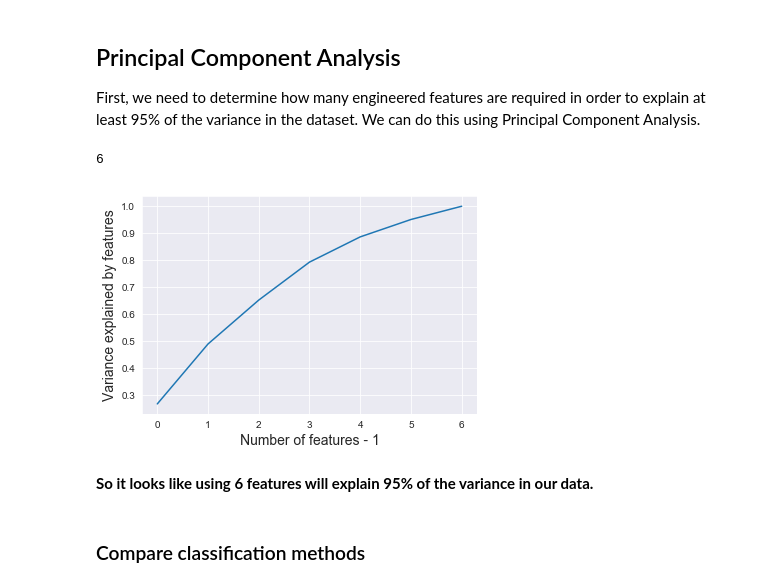
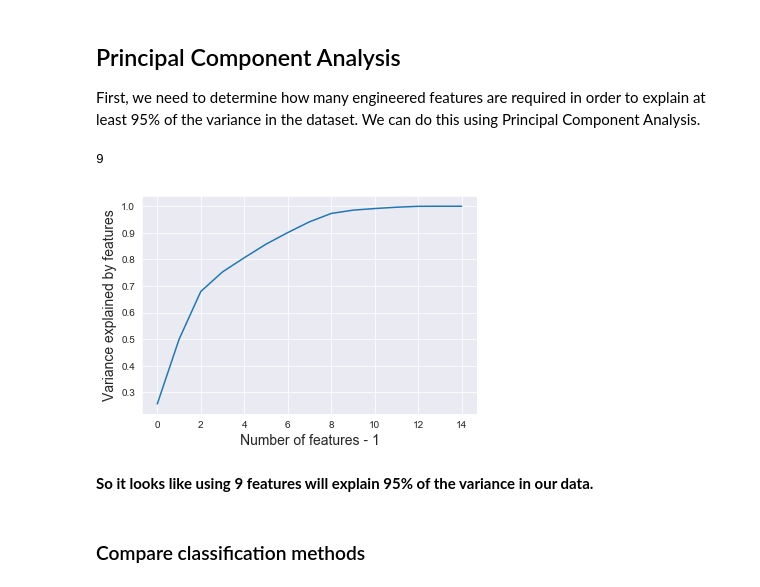
Before and after one commit to magnawhale/dsc-mod-5-project-online-ds-ft-051319, a Jupyter notebook: student.ipynb, the cells around one changed output. Drawn from its saved outputs; the diff is of its cells as text; code cells hidden in the pictures.

```diff
--- a/student.ipynb
+++ b/student.ipynb
@@ -190,8 +190,8 @@ It seems there are a few instances of high multicollinearity in your dataset. Lo
 
 We will also drop `koi_tce_plnt_num`, `koi_fpflag_nt`, `koi_fpflag_ss`, `koi_fpflag_co`, and `koi_fpflag_ec` since they are the results of analyis, not observations themselves.
 # %%
-new_df.drop(columns=['koi_insol','koi_time0bk','koi_tce_plnt_num', 'koi_fpflag_nt',
-                     'koi_fpflag_ss', 'koi_fpflag_co', 'koi_fpflag_ec'], inplace=True)
+new_df.drop(columns=['koi_tce_plnt_num', 'koi_fpflag_nt', 'koi_fpflag_ss',
+                     'koi_fpflag_co', 'koi_fpflag_ec'], inplace=True)
 # %% [markdown]
 The other multicollinear variables (`koi_steff`, `koi_slogg`, `koi_srad`, with `koi_smass` and `koi_period` with `koi_teq`) will be kept. Although they are very correlated, each one sounds like it could be an impactful measure in its own right. There are other instances of less severe multicollinearity (correlation score < |.6| ), but we will have to address these and the other multicollinear features we kept through weighting and feature engineering.
 
@@ -202,7 +202,7 @@ The other multicollinear variables (`koi_steff`, `koi_slogg`, `koi_srad`, with `
 First, let's log-transform some of the continuous data.
 # %%
 # log transforming non-linear data
-non_normal = ['koi_depth', 'koi_duration', 'koi_period','koi_prad','koi_srad']
+non_normal = ['koi_depth', 'koi_duration', 'koi_period','koi_prad','koi_srad','koi_insol','koi_time0bk',]
 for feat in non_normal:
     new_df[feat] = new_df[feat].map(lambda x: np.log(x))
 # %%
@@ -218,7 +218,8 @@ indexNames = new_df[(new_df['koi_model_snr'] >= 500) |
                     (new_df['koi_smass'] > 2.5) |
                     (new_df['koi_smet'] < -1.25) |
                     (new_df['koi_srad'] > 4) |
-                    (new_df['koi_steff'] >= 9000) ].index
+                    (new_df['koi_steff'] >= 9000) |
+                    (new_df['koi_time0bk'] >= 6.5) ].index
 new_df.drop(indexNames, inplace=True)
 
 print(len(new_df))
@@ -278,6 +279,10 @@ sns.heatmap(corr, center=0, annot=True);
 ### Handling multicollinearity
 
 Let's engineer a few features to try to reduce some of the extreme multicollinearity seen in the heatmap above.
+# %%
+# creating a separate dataset for use with PCA later on
+features_for_PCA = features.copy()
+labels_PCA = labels.copy()
 # %%
 features_orig = features.copy()   #just in case
 features['target'] = labels.koi_pdisposition.values
@@ -830,19 +829,19 @@ First, we need to determine how many engineered features are required in order t
 # %%
 # perfrom Principal Component Analysis to determine how many features
 # will explain 95% of model variance
 pca = PCA()
-features_pca = pca.fit_transform(features)
+features_pca = pca.fit_transform(features_for_PCA)
 variance = pca.explained_variance_ratio_.cumsum()
 plt.plot(range(features_pca.shape[1]), variance)
 plt.xlabel("Number of features - 1", fontsize=14)
 plt.ylabel("Variance explained by features", fontsize=14);
 
 n_features = len(variance[variance <= .95]) + 1
 n_features
 # %% [output]
-6
+9
-[figure, old version]
+[figure, new version]
 # %% [markdown]
-**So it looks like using 6 features will explain 95% of the variance in our data.**
+**So it looks like using 9 features will explain 95% of the variance in our data.**
 # %%
 # train, test, split PCA data for future models
```
Also changed, not shown: parts of 39 cells of this notebook, 3 other files.
